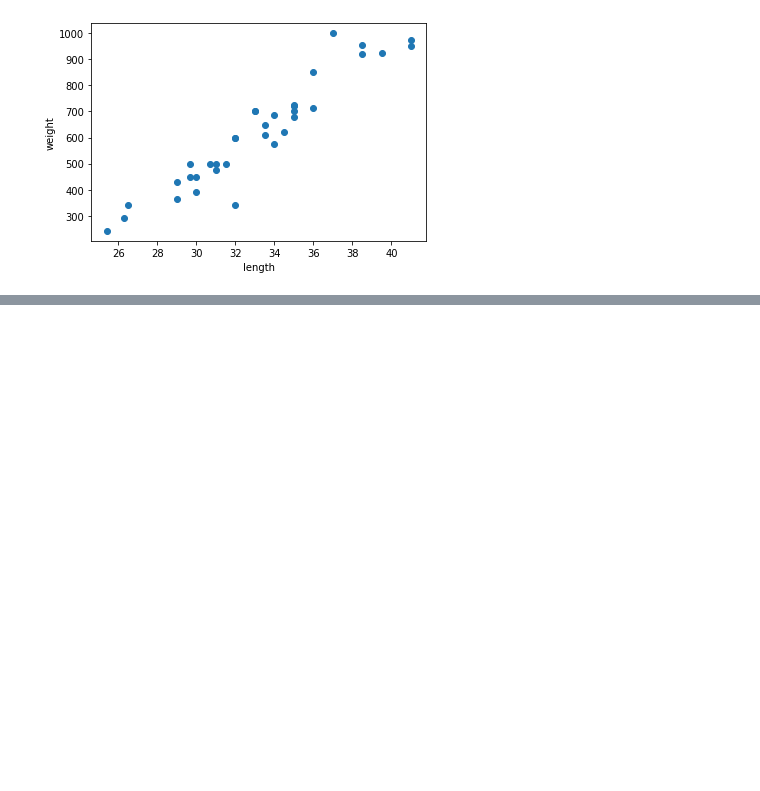
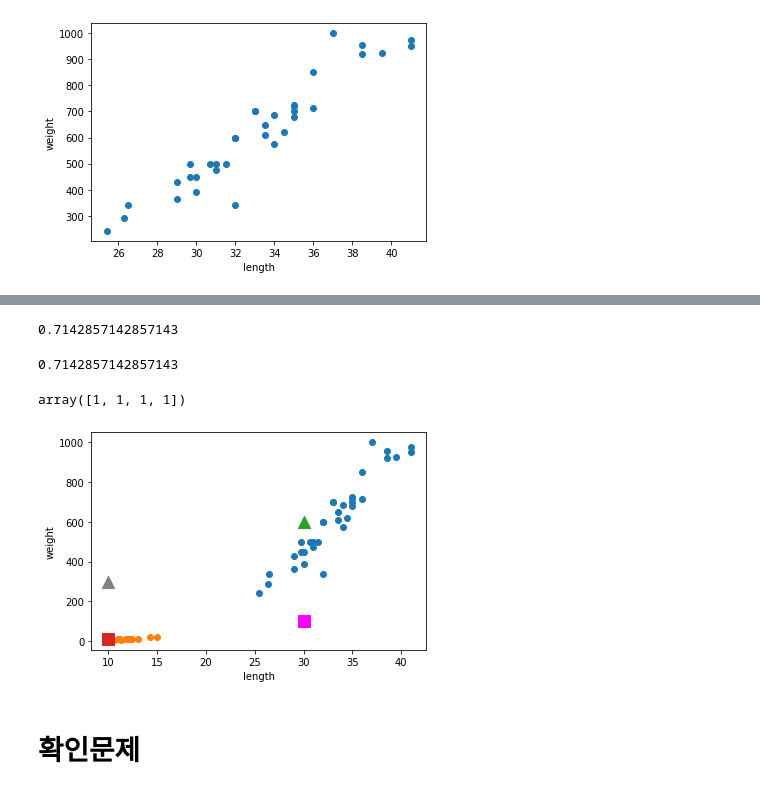
Before and after one commit to zhaocaiQ/machine_learning_study, a Jupyter notebook: 1_3_마켓과머신러닝(3강).ipynb, the cells around one changed output, grey strips where cells are left out. Cells and saved outputs as stored; diff of their text form; code cells hidden in the pictures; blank space fills up the shorter version.

```diff
--- a/1_3_마켓과머신러닝(3강).ipynb
+++ b/1_3_마켓과머신러닝(3강).ipynb
@@ -14,0 +80,31 @@ plt.show()
+# %%
+#주변 비교대상 기본값을 49개(모든 데이터)로 한다면
+#학습시킨 데이터가 도미가 더 많으므로, 모두 도미로 출력됨
+kn49 = KNeighborsClassifier(n_neighbors=49) #n_neighbors로 비교대상 기본값변경 가능
+kn49.fit(fish_data, fish_target)
+kn49.score(fish_data, fish_target) # => 35(도미개수)/49(전체개수)한 값과 동일
+# %% [output]
+0.7142857142857143
+# %%
+print(35/49)
+# %% [output]
+0.7142857142857143
+# %%
+#사이킷런 형태가 2차원형태이므로 값 입력도 2차원으로 해줘야 함.
+kn49.predict([[30, 600],[10, 9],[30, 100],[10, 300]])
+# %% [output]
+array([1, 1, 1, 1])
+# %%
+plt.scatter(bream_length, bream_weight)
+plt.scatter(smelt_length, smelt_weight)
+plt.scatter(30, 600, marker='^', s=150) #marker = '^'는 세모, s는 크기지정
+plt.scatter(10, 9, marker='s', s=150) #marker='s'는 네모
+plt.scatter(30, 100, marker='s', s=150, c='magenta') #c는 색상지정
+plt.scatter(10, 300, marker='^', s=150, c='gray')
+plt.xlabel('length')
+plt.ylabel('weight')
+plt.show()
+# %% [output]
+[figure, added]
+# %% [markdown]
+# 확인문제
```
Also changed, not shown: parts of 19 cells of this notebook.
